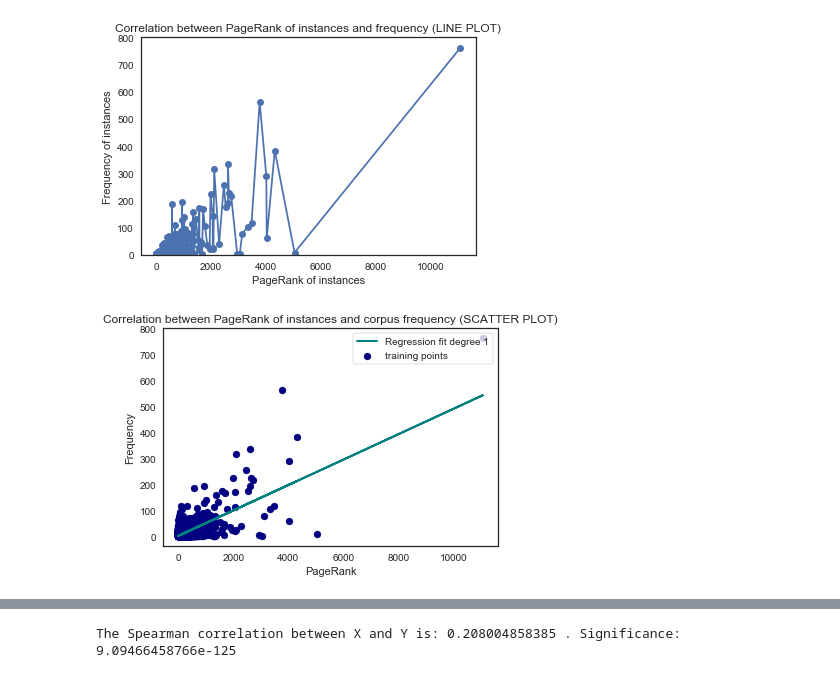
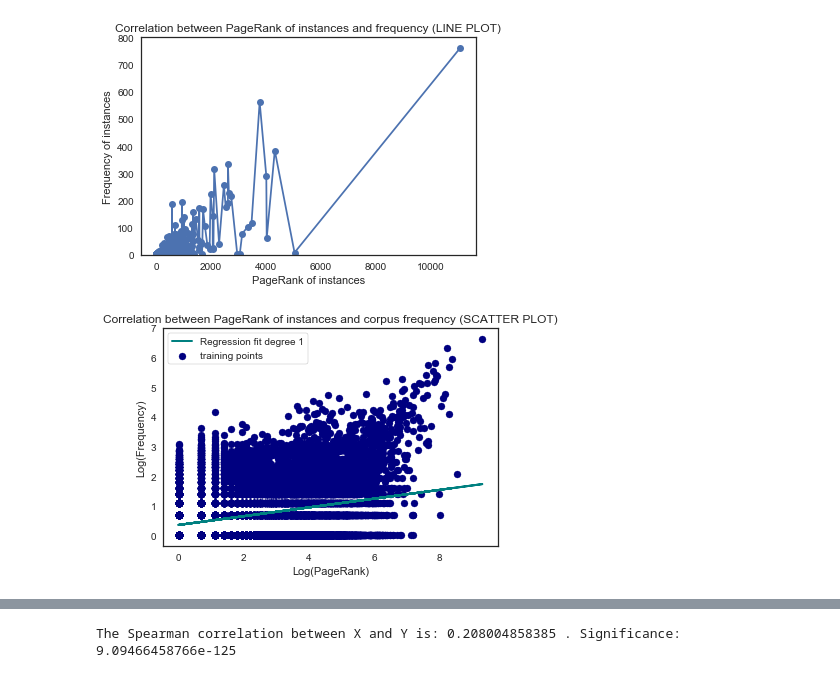
Before and after one commit to cltl/HumanLikeEL, a Jupyter notebook: Data Analysis.ipynb, the cells around one changed output, grey strips where cells are left out. Cells and saved outputs as stored; diff of their text form; code cells hidden in the pictures.

```diff
--- a/Data Analysis.ipynb
+++ b/Data Analysis.ipynb
@@ -543,12 +543,12 @@ plot_utils.frequency_correlation(all_pr_instances,
 # %%
 insta_x_pr_2, insta_y_freq2 = plot_utils.prepare_scatter_plot(
     all_pr_instances, all_cnt_instances)
 
-plot_utils.scatter_plot(insta_x_pr_2, insta_y_freq2,
-                        x_axis='PageRank',
-                        y_axis='Frequency',
+plot_utils.scatter_plot(np.log(insta_x_pr_2), np.log(insta_y_freq2),
+                        x_axis='Log(PageRank)',
+                        y_axis='Log(Frequency)',
                         title='Correlation between PageRank of instances and corpus frequency (SCATTER PLOT)',
                         save=True
                         )
 # %% [output]
-[figure, old version]
+[figure, new version]
```
Also changed, not shown: parts of 14 cells of this notebook, 3 other files.
